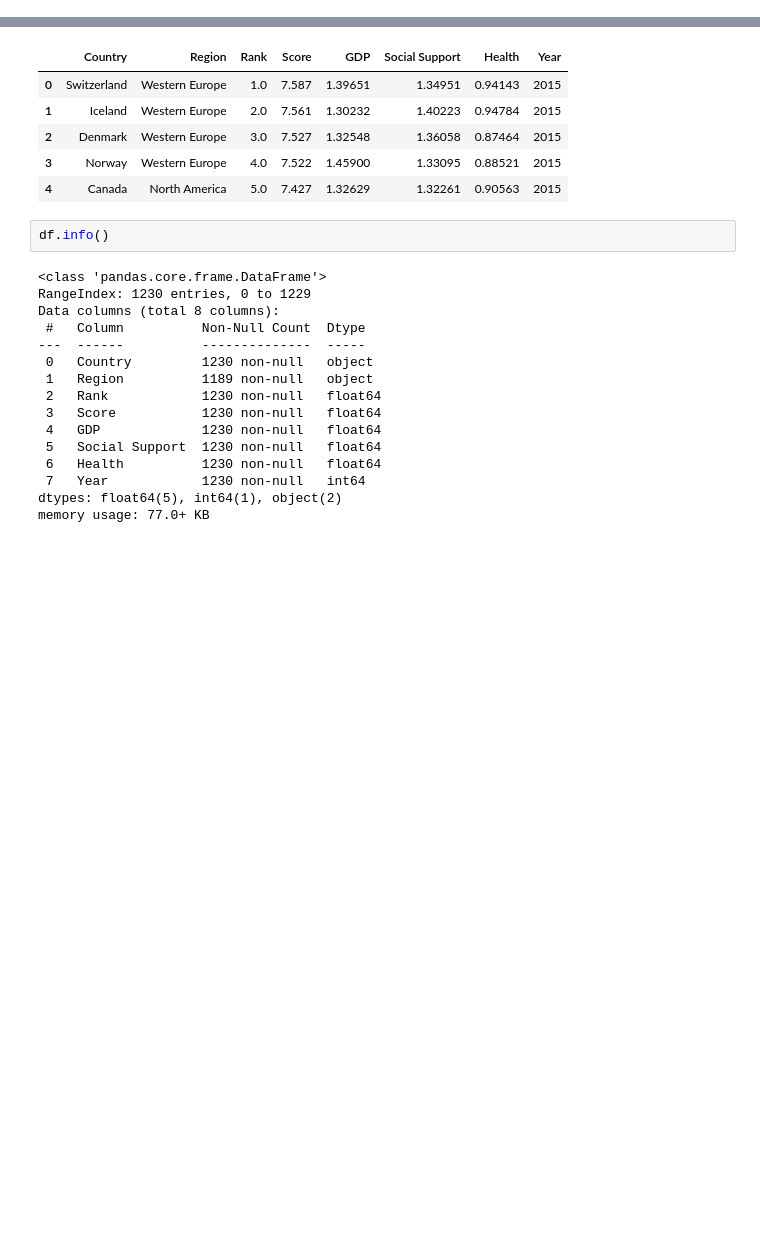
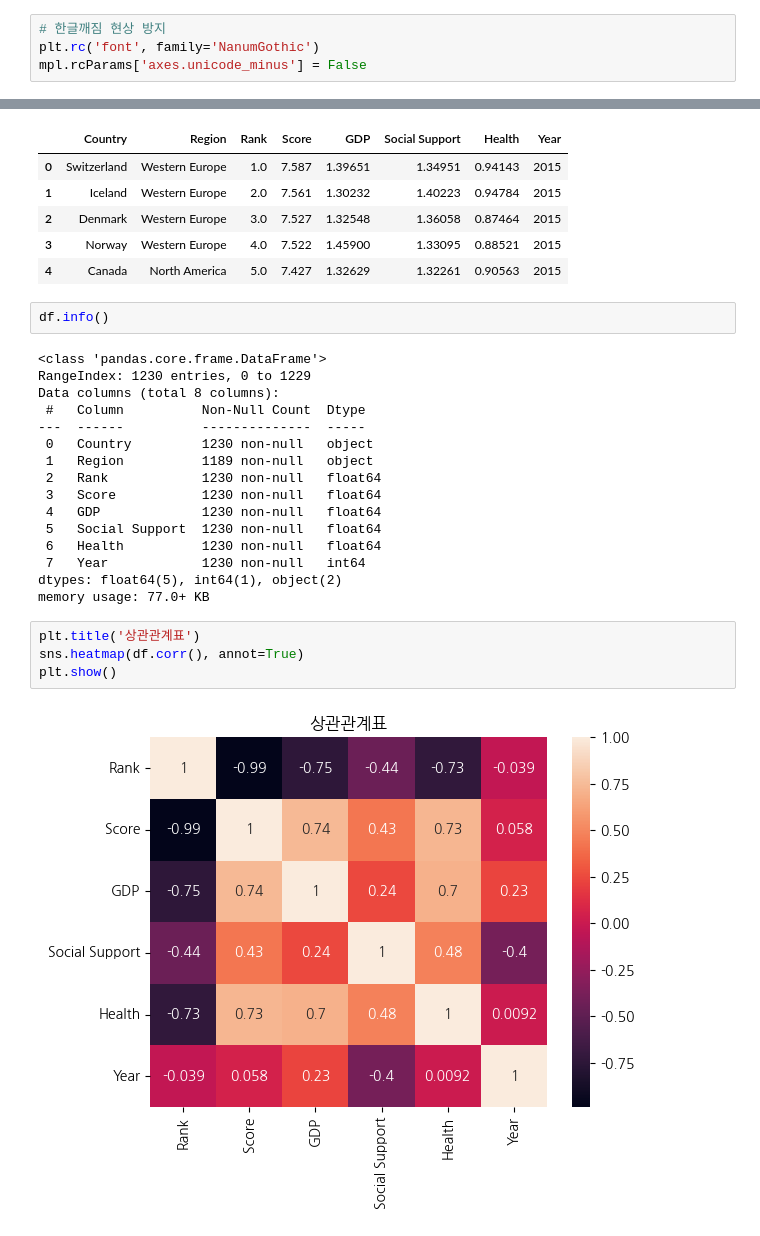
Before and after one commit to SangHui48/data_study, a Jupyter notebook: p_month_1/EDA_1.ipynb, the cells around one changed output, grey strips where cells are left out. Saved outputs shown, nothing was run; the diff lists cells and outputs as text; blank space fills up the shorter version.

```diff
--- a/p_month_1/EDA_1.ipynb
+++ b/p_month_1/EDA_1.ipynb
@@ -6,3 +10,7 @@ import matplotlib.pyplot as plt
+# %%
+# 한글깨짐 현상 방지
+plt.rc('font', family='NanumGothic')
+mpl.rcParams['axes.unicode_minus'] = False
 # %%
 df = pd.read_csv('./data/df_final.csv')
 df.head()
@@ -31,3 +39,9 @@ Data columns (total 8 columns):
  7   Year            1230 non-null   int64
 dtypes: float64(5), int64(1), object(2)
 memory usage: 77.0+ KB
+# %%
+plt.title('상관관계표')
+sns.heatmap(df.corr(), annot=True)
+plt.show()
+# %% [output]
+[figure, added]
```
Also changed, not shown: parts of 32 cells of this notebook.
